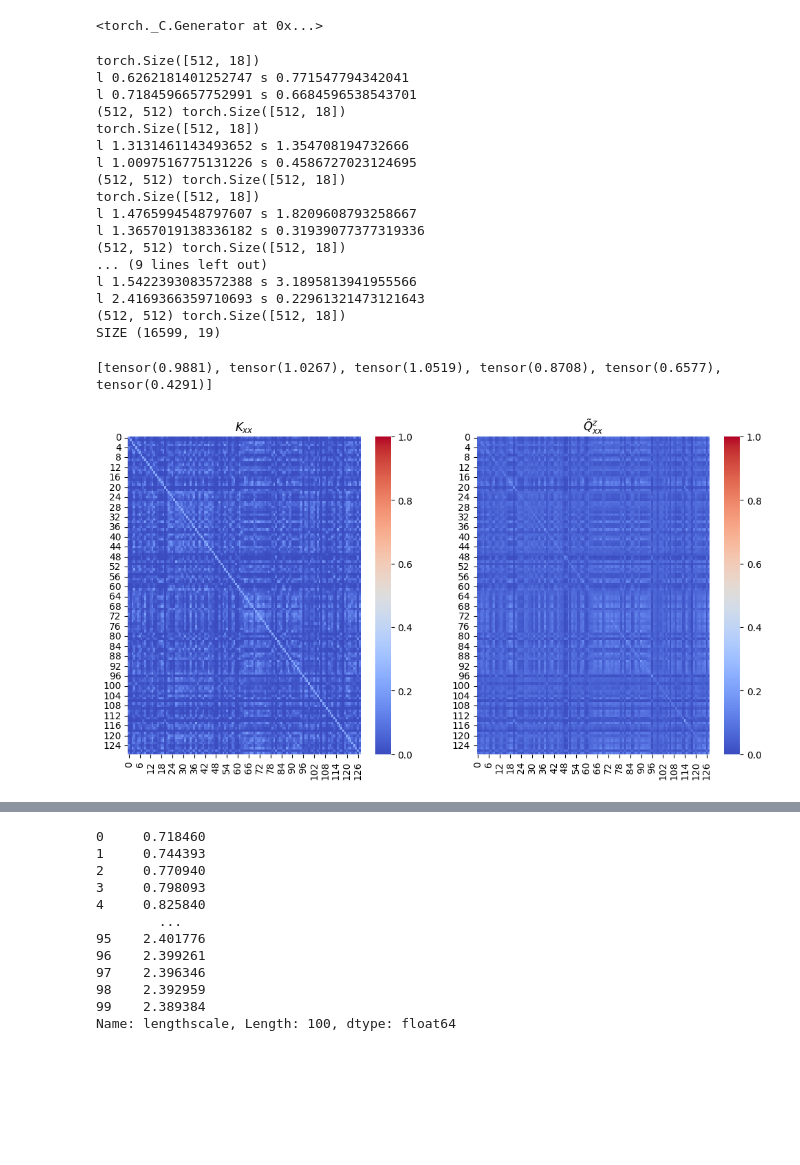
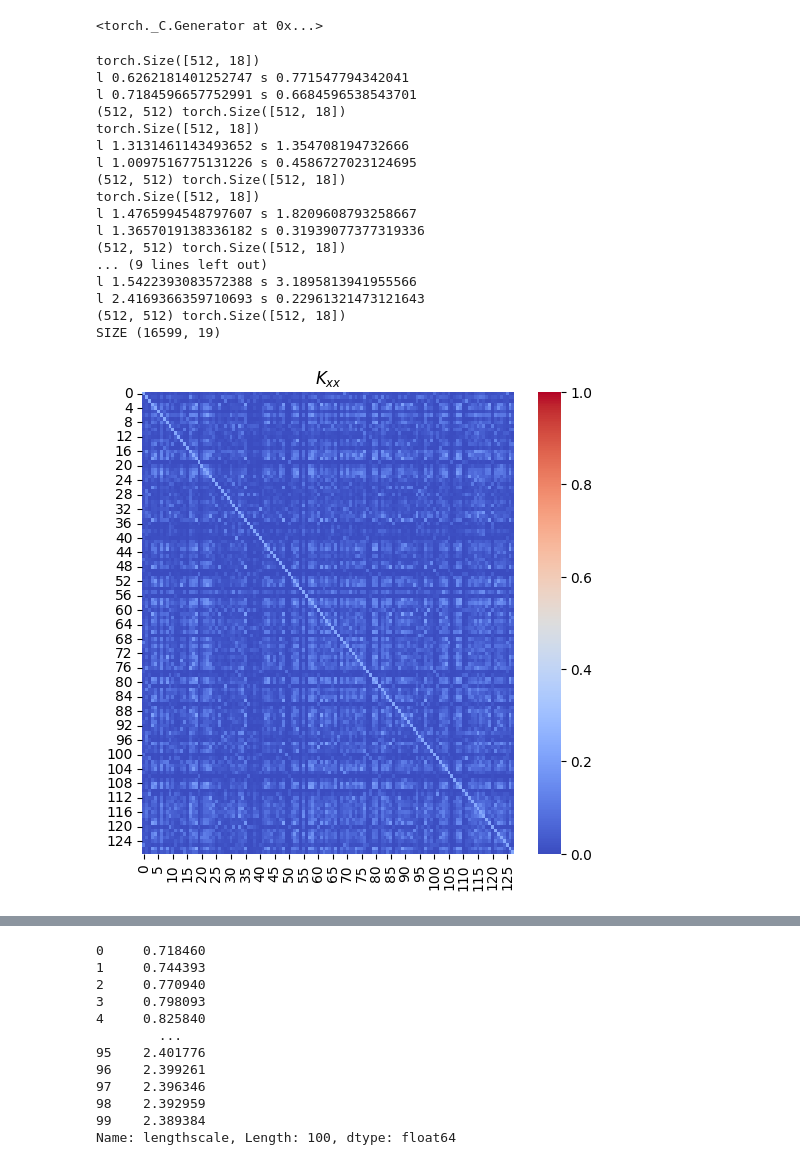
Before and after one commit to danehuang/softki, a Jupyter notebook: analysis/visualize.ipynb, the cells around one changed output, grey strips where cells are left out. Drawn from its saved outputs; the diff is of its cells as text; code cells hidden in the pictures; blank space fills up the shorter version.

```diff
--- a/analysis/visualize.ipynb
+++ b/analysis/visualize.ipynb
@@ -195,14 +195,6 @@ with torch.no_grad():
         Q_xx = W_xz @ K_zz @ W_xz.T
         K_xx = kernel(xs, xs).evaluate()
         norms += [torch.linalg.matrix_norm(K_xx - Q_xx, ord='fro') / torch.linalg.matrix_norm(K_xx, ord='fro')]
-
-print(norms)
-fig, axes = plt.subplots(1, 2, figsize=(12, 6))
-axes[0].set_title(r"$K_{xx}$")
-heatmap(K_xx, ax=axes[0], cmap='coolwarm', cbar=True, vmin=0.0, vmax=1)
-axes[1].set_title(r"$\tilde{Q}_{xx}^z$")
-heatmap(Q_xx, ax=axes[1], cmap='coolwarm', cbar=True, vmin=0.0, vmax=1)
-plt.savefig("elevators_kxx_v_qxx.png")
 # %% [output]
 torch.Size([512, 18])
 l 0.6262181401252747 s 0.771547794342041
@@ -221,5 +213,10 @@ l 1.5422393083572388 s 3.1895813941955566
 l 2.4169366359710693 s 0.22961321473121643
 (512, 512) torch.Size([512, 18])
 SIZE (16599, 19)
-[tensor(0.9881), tensor(1.0267), tensor(1.0519), tensor(0.8708), tensor(0.6577), tensor(0.4291)]
-[figure, removed]
+# %%
+fig, axes = plt.subplots(1, 1, figsize=(6, 6))
+axes.set_title(r"$K_{xx}$")
+heatmap(K_xx, ax=axes, cmap='coolwarm', cbar=True, vmin=0.0, vmax=1)
+plt.savefig("elevators_kxx.png")
+# %% [output]
+[figure, added]
```
Also changed, not shown: parts of 7 cells of this notebook, 4 other files.
